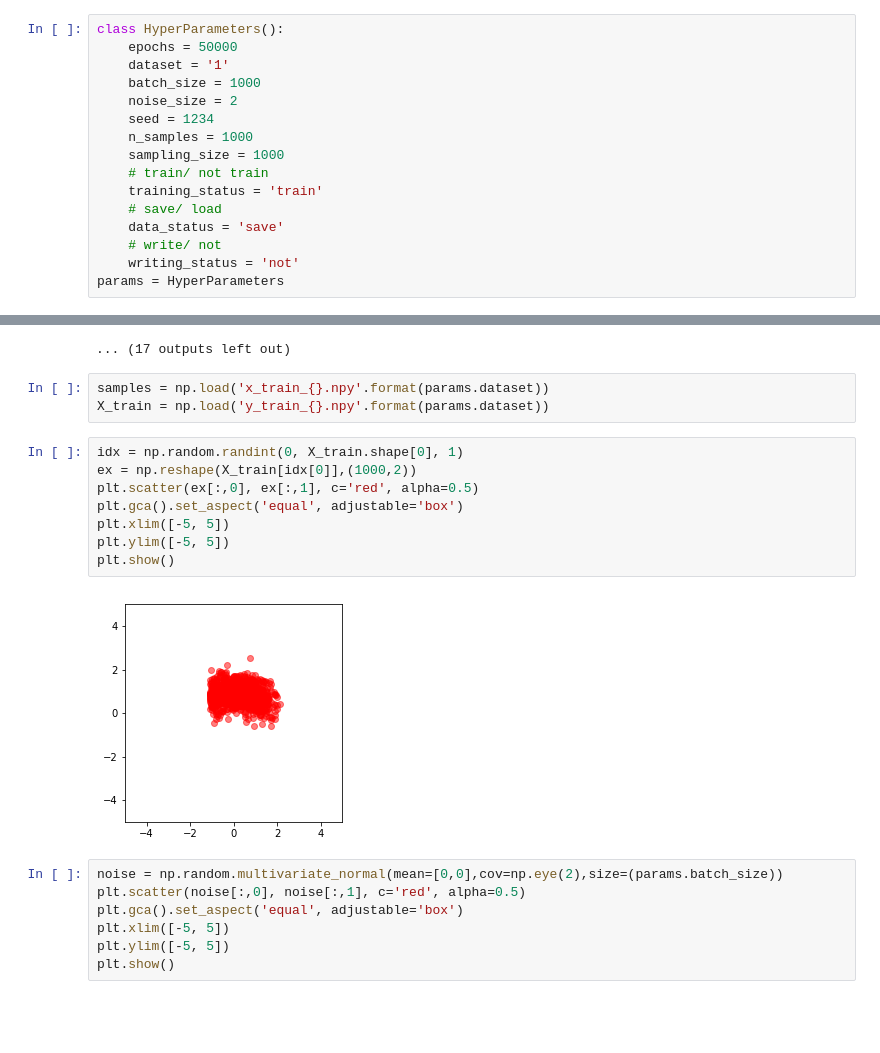
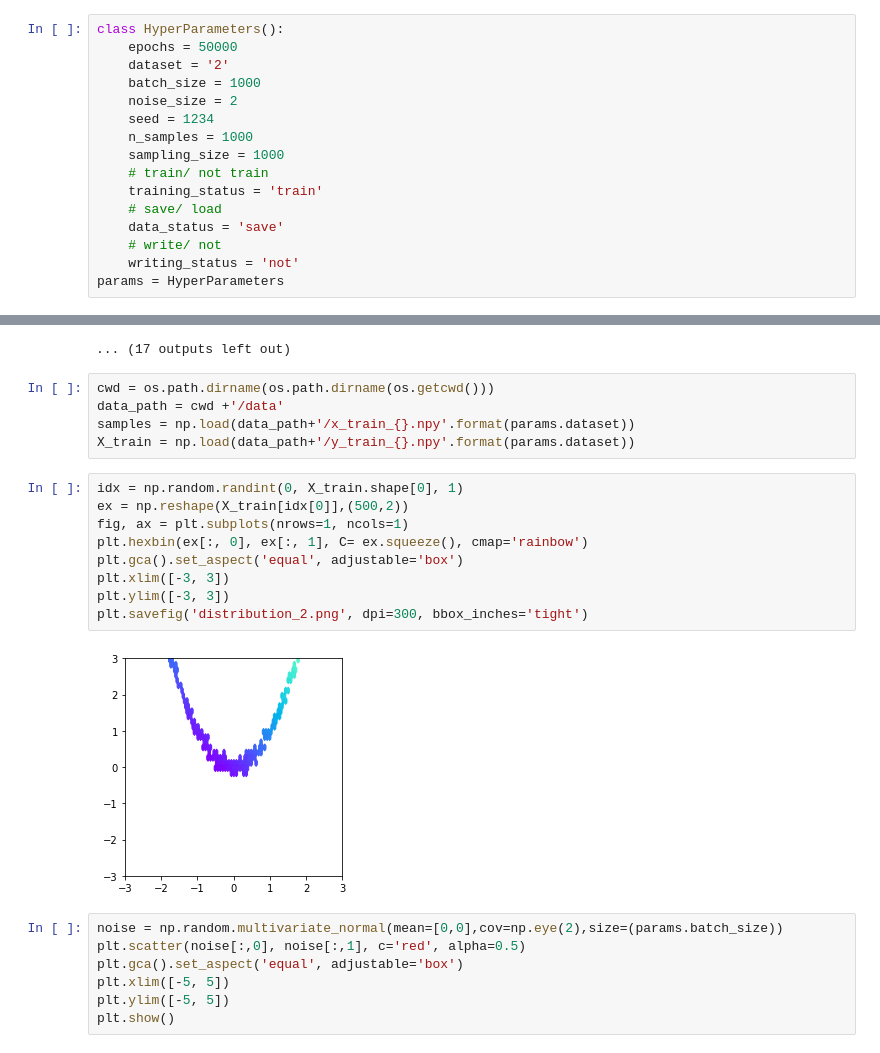
Before and after one commit to cotran2/bayesian_gans, a Jupyter notebook: codes/dcgan/gans.ipynb, the cells around one changed output, grey strips where cells are left out. Saved outputs shown, nothing was run; the diff lists cells and outputs as text; blank space fills up the shorter version.

```diff
--- a/codes/dcgan/gans.ipynb
+++ b/codes/dcgan/gans.ipynb
@@ -17,7 +19,7 @@ import numpy as np
 # %%
 class HyperParameters():
     epochs = 50000
-    dataset = '1'
+    dataset = '2'
     batch_size = 1000
     noise_size = 2
     seed = 1234
@@ -285,18 +287,21 @@ _________________________________________________________________
 [figure]
 ... (17 outputs left out)
 # %%
-samples = np.load('x_train_{}.npy'.format(params.dataset))
-X_train = np.load('y_train_{}.npy'.format(params.dataset))
+cwd = os.path.dirname(os.path.dirname(os.getcwd()))
+data_path = cwd +'/data'
+samples = np.load(data_path+'/x_train_{}.npy'.format(params.dataset))
+X_train = np.load(data_path+'/y_train_{}.npy'.format(params.dataset))
 # %%
 idx = np.random.randint(0, X_train.shape[0], 1)
-ex = np.reshape(X_train[idx[0]],(1000,2))
-plt.scatter(ex[:,0], ex[:,1], c='red', alpha=0.5)
+ex = np.reshape(X_train[idx[0]],(500,2))
+fig, ax = plt.subplots(nrows=1, ncols=1)
+plt.hexbin(ex[:, 0], ex[:, 1], C= ex.squeeze(), cmap='rainbow')
 plt.gca().set_aspect('equal', adjustable='box')
-plt.xlim([-5, 5])
-plt.ylim([-5, 5])
-plt.show()
+plt.xlim([-3, 3])
+plt.ylim([-3, 3])
+plt.savefig('distribution_2.png', dpi=300, bbox_inches='tight')
 # %% [output]
-[figure, old version]
+[figure, new version]
 # %%
 noise = np.random.multivariate_normal(mean=[0,0],cov=np.eye(2),size=(params.batch_size))
 plt.scatter(noise[:,0], noise[:,1], c='red', alpha=0.5)
```
Also changed, not shown: parts of 1 cell of this notebook, 6 other files.
